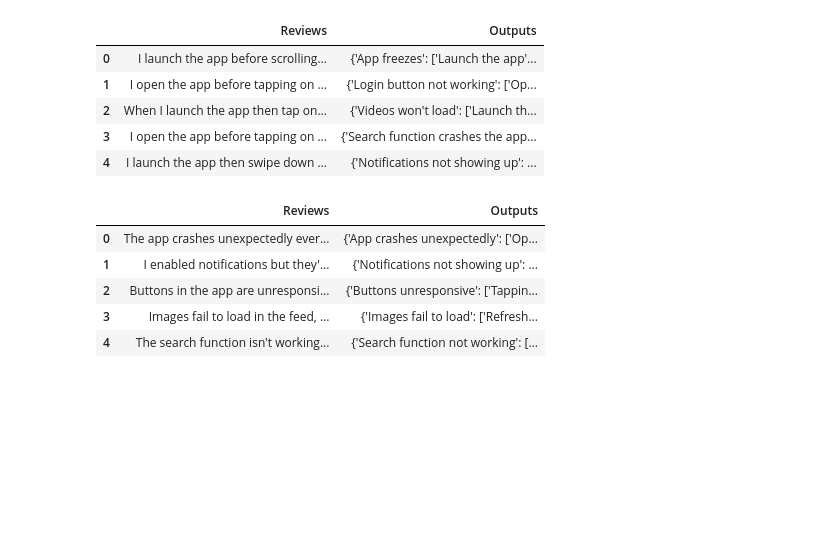
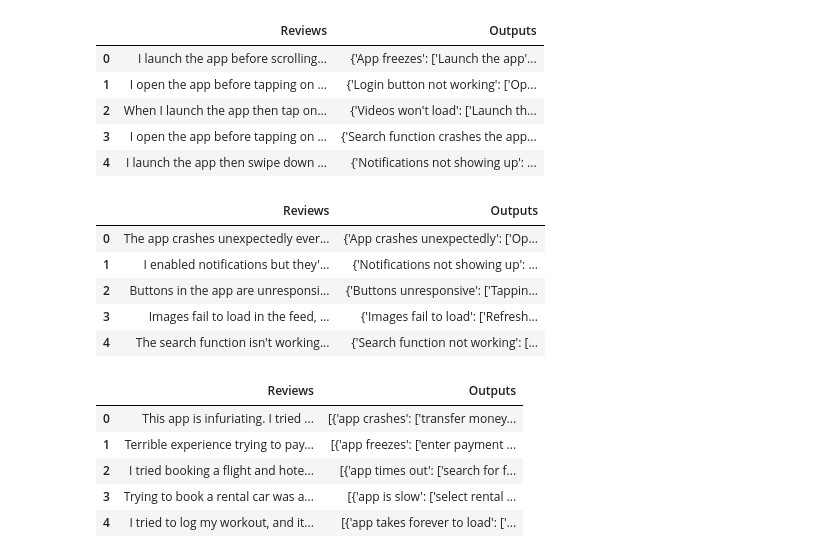
Before and after one commit to Sadik-Yasin-Eftee/Web-Scraping, a Jupyter notebook: Event Dataset Fabrication/fabricationScene2.ipynb, the cells around one changed output. Cells and saved outputs as stored; diff of their text form; code cells hidden in the pictures; blank space fills up the shorter version.

```diff
--- a/Event Dataset Fabrication/fabricationScene2.ipynb
+++ b/Event Dataset Fabrication/fabricationScene2.ipynb
@@ -258,0 +644,14 @@ scenario2_1.to_csv("scenario2_1.csv", index=False)
+# %%
+scenario2_1 = pd.DataFrame({
+    "Reviews": reviews1 + reviews2 + reviews3 + reviews4 + reviews5,
+    "Outputs": outputs1 + outputs2 + outputs3 + outputs4 + outputs5
+})
+
+scenario2_1.head()
+# %% [output]
+|  | Reviews | Outputs |
+| 0 | This app is infuriating. I tried ... | [{'app crashes': ['transfer money... |
+| 1 | Terrible experience trying to pay... | [{'app freezes': ['enter payment ... |
+| 2 | I tried booking a flight and hote... | [{'app times out': ['search for f... |
+| 3 | Trying to book a rental car was a... | [{'app is slow': ['select rental ... |
+| 4 | I tried to log my workout, and it... | [{'app takes forever to load': ['... |
```
Also changed, not shown: parts of 6 cells of this notebook, 4 other files.
